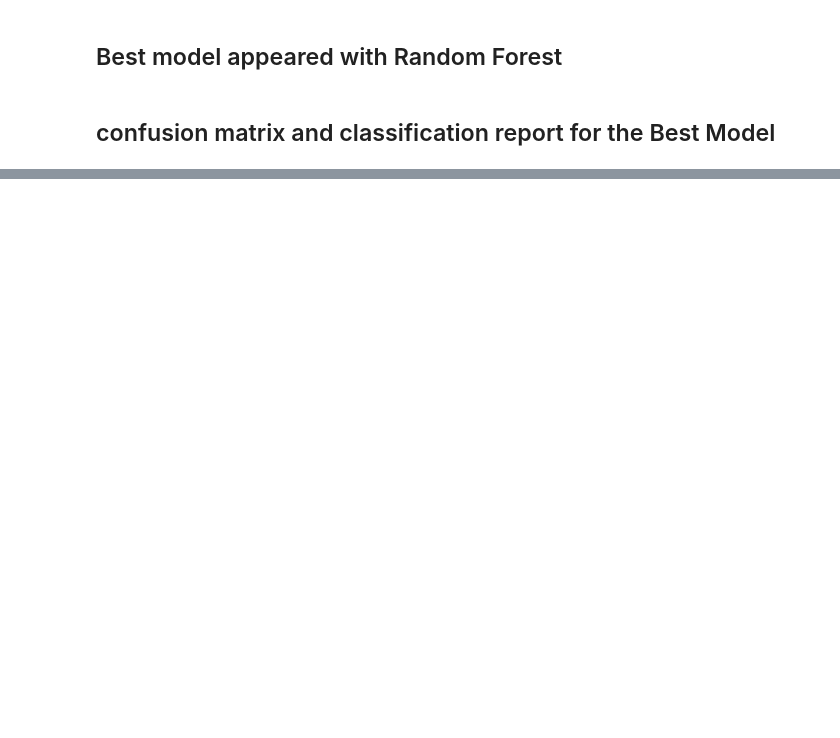
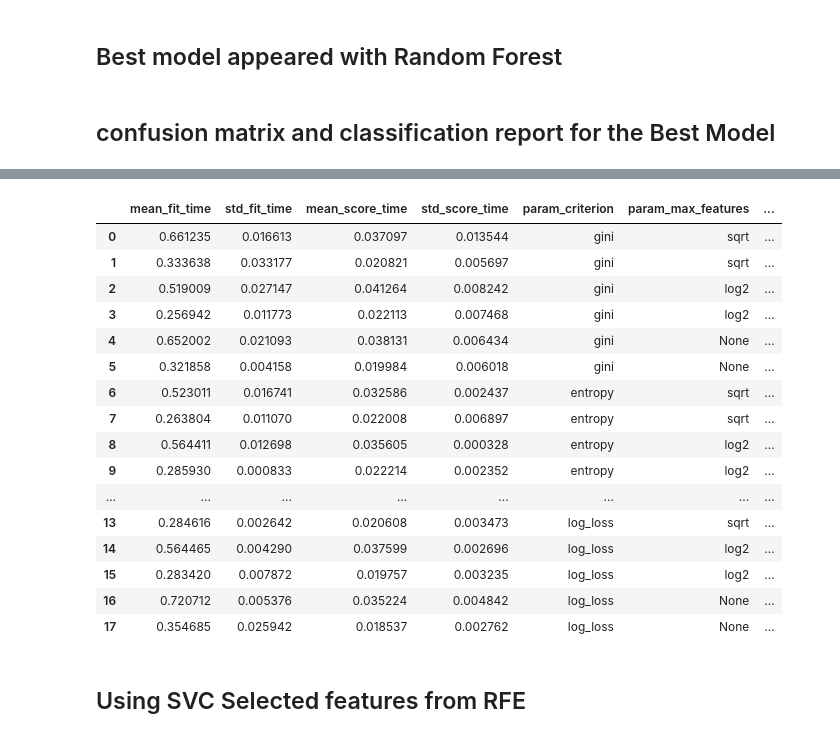
Before and after one commit to Vignesh7198/HopeAI---Assignments, a Jupyter notebook: MachineLearning/Capstone Project/3.Feature Selection & Model Training/Untitled.ipynb, the cells around one changed output, grey strips where cells are left out. Drawn from its saved outputs; the diff is of its cells as text; code cells hidden in the pictures; blank space fills up the shorter version.

```diff
--- a/MachineLearning/Capstone Project/3.Feature Selection & Model Training/Untitled.ipynb
+++ b/MachineLearning/Capstone Project/3.Feature Selection & Model Training/Untitled.ipynb
@@ -193,0 +251,19 @@ with open("AnxietyModel.sav","wb") as file:
+# %%
+from sklearn.feature_selection import RFE
+from sklearn.tree import DecisionTreeClassifier
+from sklearn.svm import SVC
+
+
+log_model = LogisticRegression(solver='lbfgs')
+RF = RandomForestClassifier(n_estimators = 100, criterion = 'entropy', random_state = 0)
+# NB = GaussianNB()
+DT= DecisionTreeClassifier(criterion = 'gini', max_features='sqrt',splitter='best',random_state = 0)
+svc_model = SVC(kernel = 'linear', random_state = 0)
+#knn = KNeighborsClassifier(n_neighbors = 5, metric = 'minkowski', p = 2)
+rfemodellist=[log_model,svc_model,RF,DT]
+log_rfe_feature=[]
+for i in   rfemodellist:
+    print(i)
+    log_rfe = RFE(estimator=i,n_features_to_select=15)
+    log_fit = log_rfe.fit(x_resampled, y_resampled)
+    log_rfe_feature.append(log_fit.transform(x_resampled))
@@ -193,0 +277,9 @@ with open("AnxietyModel.sav","wb") as file:
+# %%
+param_grid = {
+    "n_estimators":[200,100],
+    'max_features':['sqrt', 'log2', None],
+    "criterion":["gini", "entropy", "log_loss"]
+}
+
+grid = GridSearchCV(RandomForestClassifier(),param_grid,scoring="accuracy",verbose=3,refit=True,n_jobs=-1)
+grid.fit(log_rfe_feature[0],y_resampled)
@@ -193,0 +293,22 @@ with open("AnxietyModel.sav","wb") as file:
+# %%
+pd.DataFrame(grid.cv_results_)
+# %% [output]
+|  | mean_fit_time | std_fit_time | mean_score_time | std_score_time | param_criterion | param_max_features | ... |
+| 0 | 0.661235 | 0.016613 | 0.037097 | 0.013544 | gini | sqrt | ... |
+| 1 | 0.333638 | 0.033177 | 0.020821 | 0.005697 | gini | sqrt | ... |
+| 2 | 0.519009 | 0.027147 | 0.041264 | 0.008242 | gini | log2 | ... |
+| 3 | 0.256942 | 0.011773 | 0.022113 | 0.007468 | gini | log2 | ... |
+| 4 | 0.652002 | 0.021093 | 0.038131 | 0.006434 | gini | None | ... |
+| 5 | 0.321858 | 0.004158 | 0.019984 | 0.006018 | gini | None | ... |
+| 6 | 0.523011 | 0.016741 | 0.032586 | 0.002437 | entropy | sqrt | ... |
+| 7 | 0.263804 | 0.011070 | 0.022008 | 0.006897 | entropy | sqrt | ... |
+| 8 | 0.564411 | 0.012698 | 0.035605 | 0.000328 | entropy | log2 | ... |
+| 9 | 0.285930 | 0.000833 | 0.022214 | 0.002352 | entropy | log2 | ... |
+| ... | ... | ... | ... | ... | ... | ... | ... |
+| 13 | 0.284616 | 0.002642 | 0.020608 | 0.003473 | log_loss | sqrt | ... |
+| 14 | 0.564465 | 0.004290 | 0.037599 | 0.002696 | log_loss | log2 | ... |
+| 15 | 0.283420 | 0.007872 | 0.019757 | 0.003235 | log_loss | log2 | ... |
+| 16 | 0.720712 | 0.005376 | 0.035224 | 0.004842 | log_loss | None | ... |
+| 17 | 0.354685 | 0.025942 | 0.018537 | 0.002762 | log_loss | None | ... |
+# %% [markdown]
+## Using SVC Selected features from RFE
```
Also changed, not shown: parts of 22 cells of this notebook.
